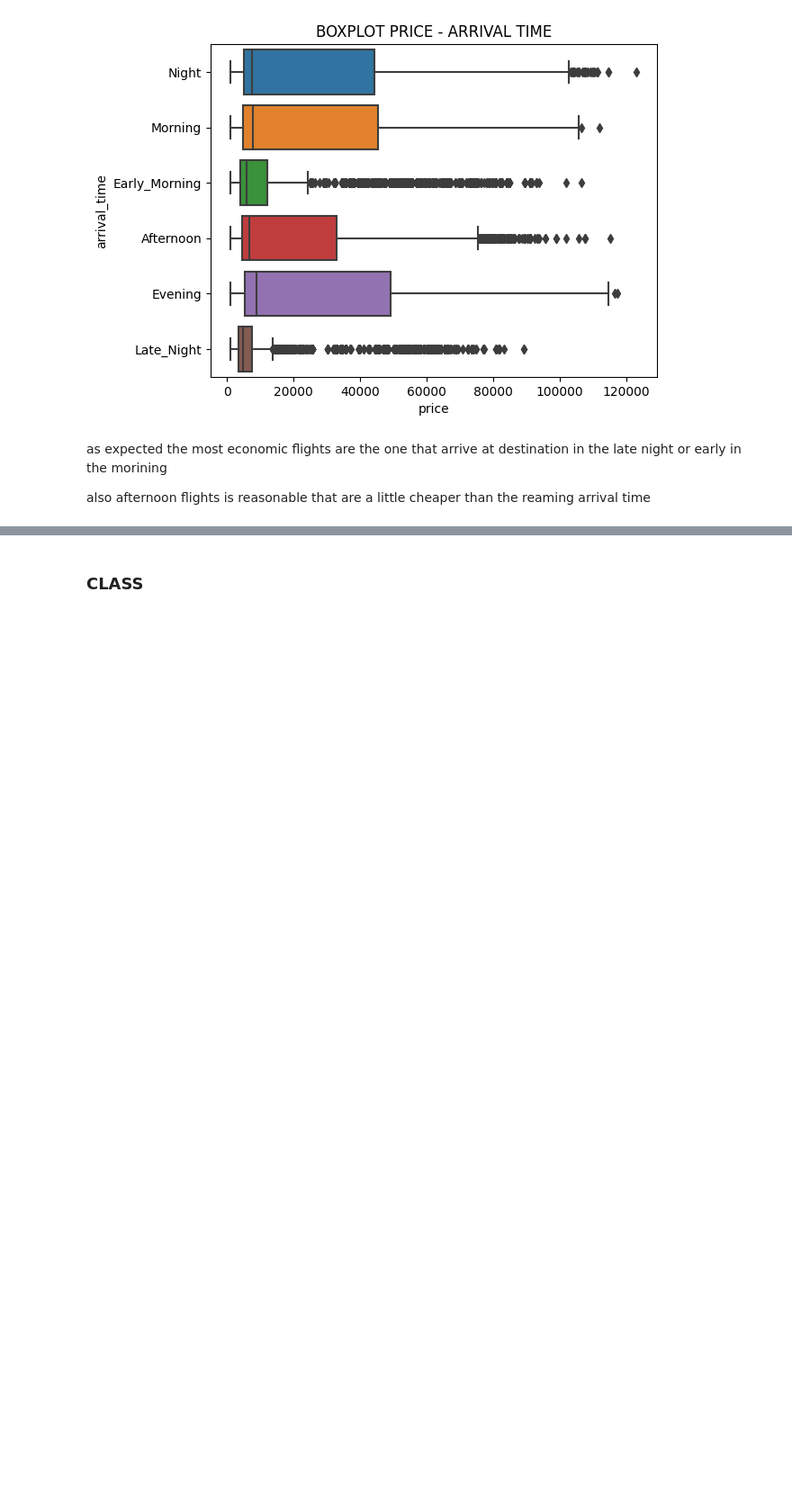
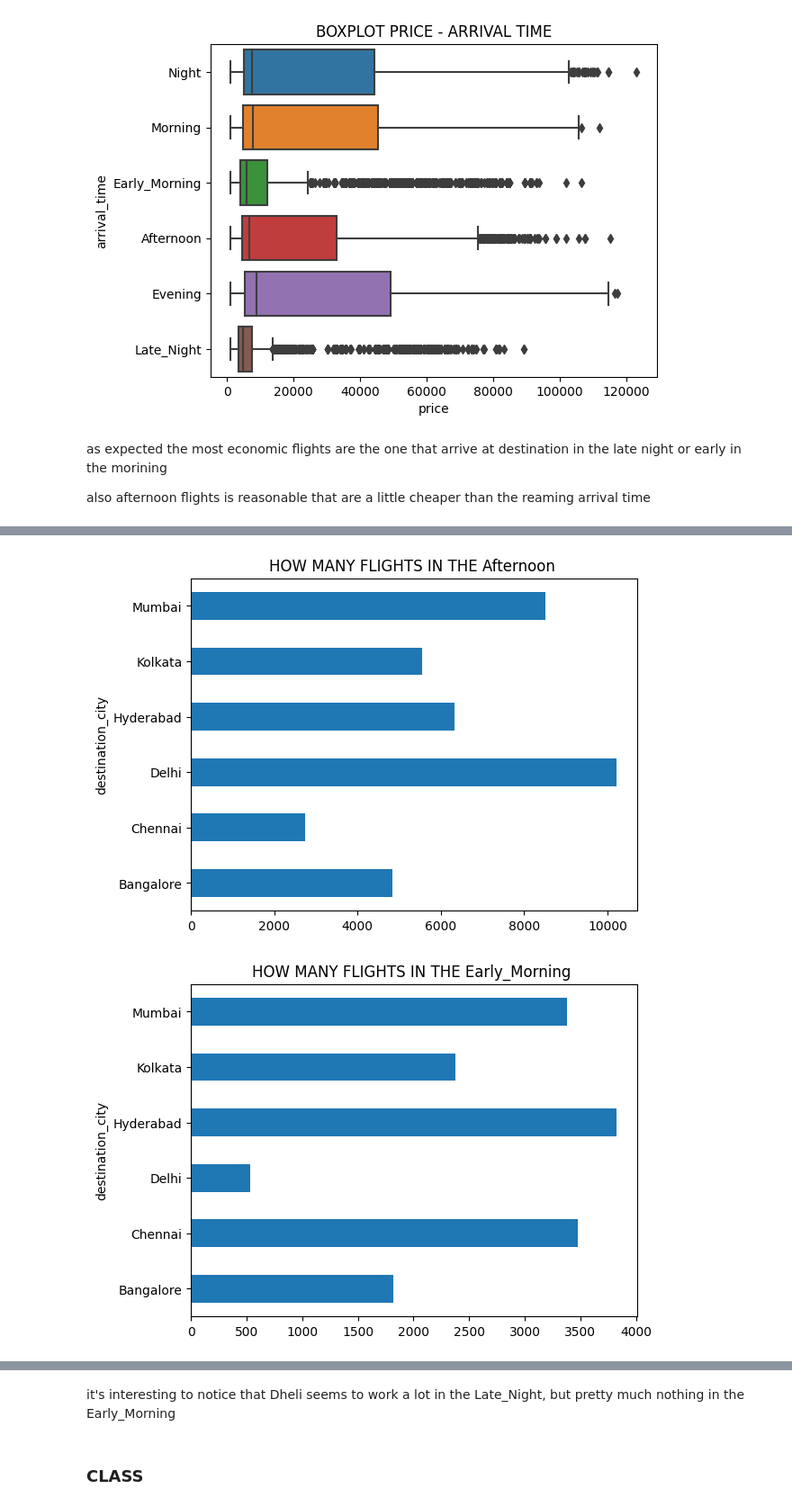
Before and after one commit to baldogiovine/763691, a Jupyter notebook: flights_provola.ipynb, the cells around one changed output, grey strips where cells are left out. Shown at 90% size. Cells and saved outputs as stored; diff of their text form; code cells hidden in the pictures; blank space fills up the shorter version.

```diff
--- a/flights_provola.ipynb
+++ b/flights_provola.ipynb
@@ -131,3 +184,6 @@ Text(0.5, 1.0, 'BOXPLOT PRICE - ARRIVAL TIME')
 as expected the most economic flights are the one that arrive at destination in the late night or early in the morining
 
 also afternoon flights is reasonable that are a little cheaper than the reaming arrival time
+# %%
+arr_cross = pd.crosstab(df['destination_city'], df['arrival_time'])
+arr_cross
@@ -133,0 +199,9 @@ also afternoon flights is reasonable that are a little cheaper than the reaming
+# %%
+for i in arr_cross.columns:
+    arr_cross[f'{i}'].plot(kind='barh')
+    #plt.grid()
+    plt.title(f'HOW MANY FLIGHTS IN THE {i} ')
+    plt.show()
+# %% [output]
+[figure, added]
+[figure, added]
@@ -134,3 +212,5 @@ also afternoon flights is reasonable that are a little cheaper than the reaming
+# %% [markdown]
+it's interesting to notice that Dheli seems to work a lot in the Late_Night, but pretty much nothing in the Early_Morning
 # %%
 ########
 ########
```
Also changed, not shown: parts of 17 cells of this notebook.
